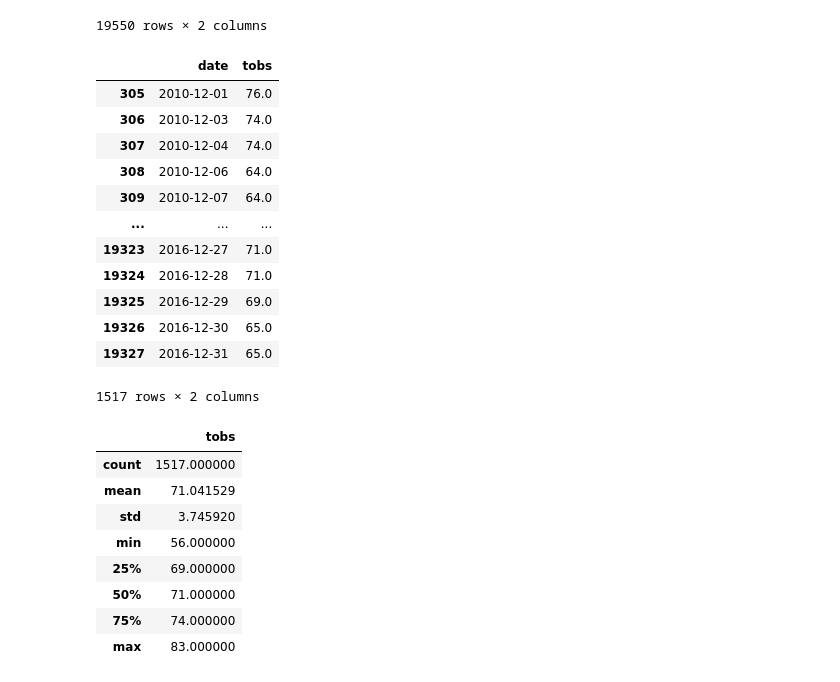
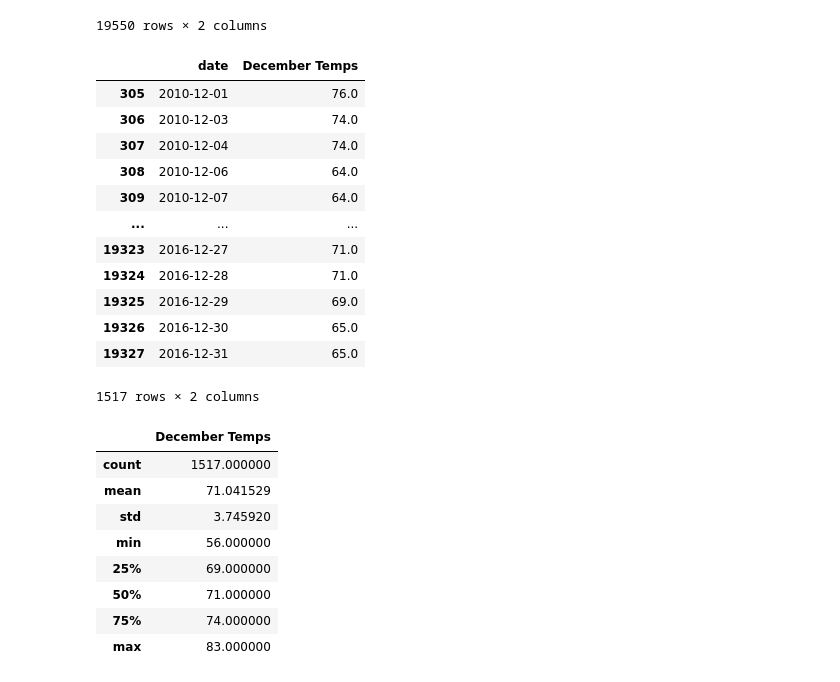
Before and after one commit to asadca4u/surfs_up, a Jupyter notebook: SurfsUp_Challenge.ipynb, the cells around one changed output. Cells and saved outputs as stored; diff of their text form; code cells hidden in the pictures.

```diff
--- a/SurfsUp_Challenge.ipynb
+++ b/SurfsUp_Challenge.ipynb
@@ -162,10 +163,11 @@ all_temps_df
 # %%
 #Filter the dataframe to show data collected in the month of December for any given year
 #Data reduced from 19550 rows, to just 1517 rows
 Dec_df = all_temps_df[all_temps_df['date'].dt.month == 12]
+Dec_df = Dec_df.rename(columns={'tobs': 'December Temps'})
 Dec_df
 # %% [output]
-|  | date | tobs |
+|  | date | December Temps |
 | 305 | 2010-12-01 | 76.0 |
 | 306 | 2010-12-03 | 74.0 |
 | 307 | 2010-12-04 | 74.0 |
@@ -182,7 +184,7 @@ Dec_df
 # 9. Calculate and print out the summary statistics for the Decemeber temperature DataFrame.
 Dec_df.describe()
 # %% [output]
-|  | tobs |
+|  | December Temps |
 | count | 1517.000000 |
 | mean | 71.041529 |
 | std | 3.745920 |
```
Also changed, not shown: parts of 2 cells of this notebook, 2 other files.
